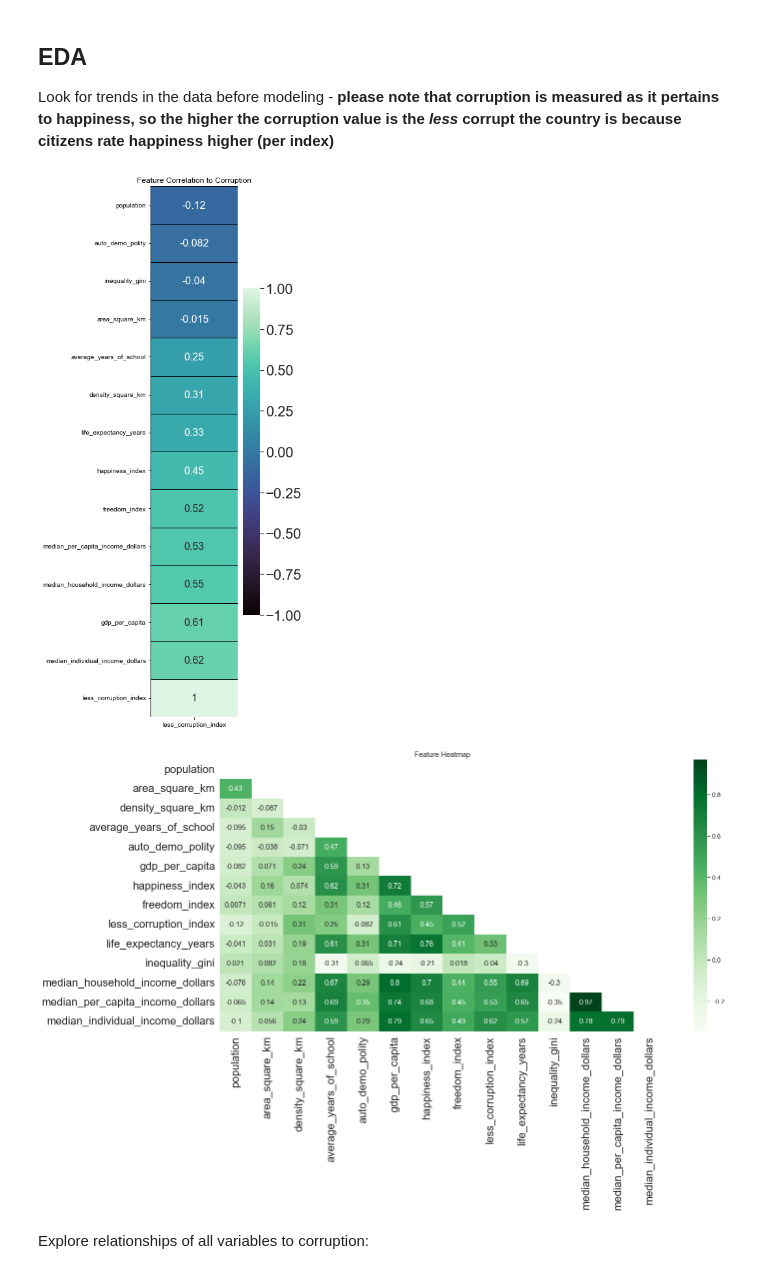
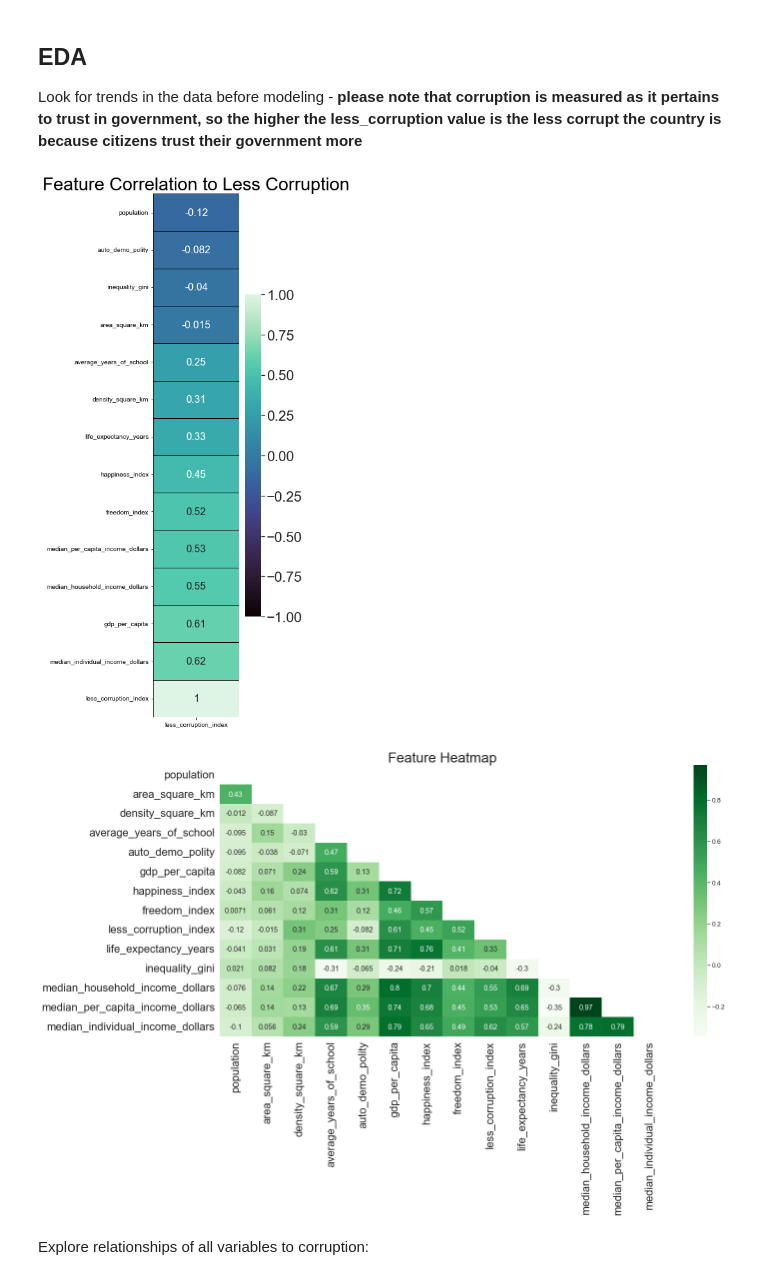
Before and after one commit to iraseidman/On-The-Corruption-Of-Power, a Jupyter notebook: 02_eda.ipynb, the cells around one changed output. Cells and saved outputs as stored; diff of their text form; code cells hidden in the pictures.

```diff
--- a/02_eda.ipynb
+++ b/02_eda.ipynb
@@ -18,19 +18,19 @@ gov.head()
 | 4 | Pakistan | 225199.937 | 881912 | 255.3542 | 1.31 | 7.0 | ... |
 # %% [markdown]
 ## EDA
-Look for trends in the data before modeling - ****please note that corruption is measured as it pertains to happiness, so the higher the corruption value is the _less_ corrupt the country is because citizens rate happiness higher (per index)****
+Look for trends in the data before modeling - ****please note that corruption is measured as it pertains to trust in government, so the higher the less_corruption value is the less corrupt the country is because citizens trust their government more****
 # %%
 plt.figure(figsize = (3, 15))
 
 ax = plt.axes()
-ax.set_title('Feature Correlation to Corruption')
+ax.set_title('Feature Correlation to Less Corruption', {'fontsize': 28})
 corr = gov.corr()[['less_corruption_index']]
 sns.set(font_scale = 2)
 sns.heatmap(corr.sort_values(by = 'less_corruption_index', ascending = True),
             annot = True, cmap = 'mako', vmin = -1, vmax = 1, linecolor = 'black',
             linewidth = 1, annot_kws = {'fontsize' : 16});
 # %% [output]
-[figure, old version]
+[figure, new version]
 # %%
 corr = gov.corr()
 mask = np.triu(np.ones_like(corr, dtype = bool))
@@ -39,9 +39,9 @@ ax = plt.axes()
 sns.set(font_scale = 1.2)
 ax.set_facecolor('white')
 sns.heatmap(corr, annot = True, cmap = "Greens", mask = mask, ax = ax)
-ax.set_title('Feature Heatmap');
+ax.set_title('Feature Heatmap', {'fontsize': 28});
 # %% [output]
-[figure, old version]
+[figure, new version]
 # %% [markdown]
 Explore relationships of all variables to corruption:
 # %%
```
Also changed, not shown: parts of 23 cells of this notebook, 3 other files.
